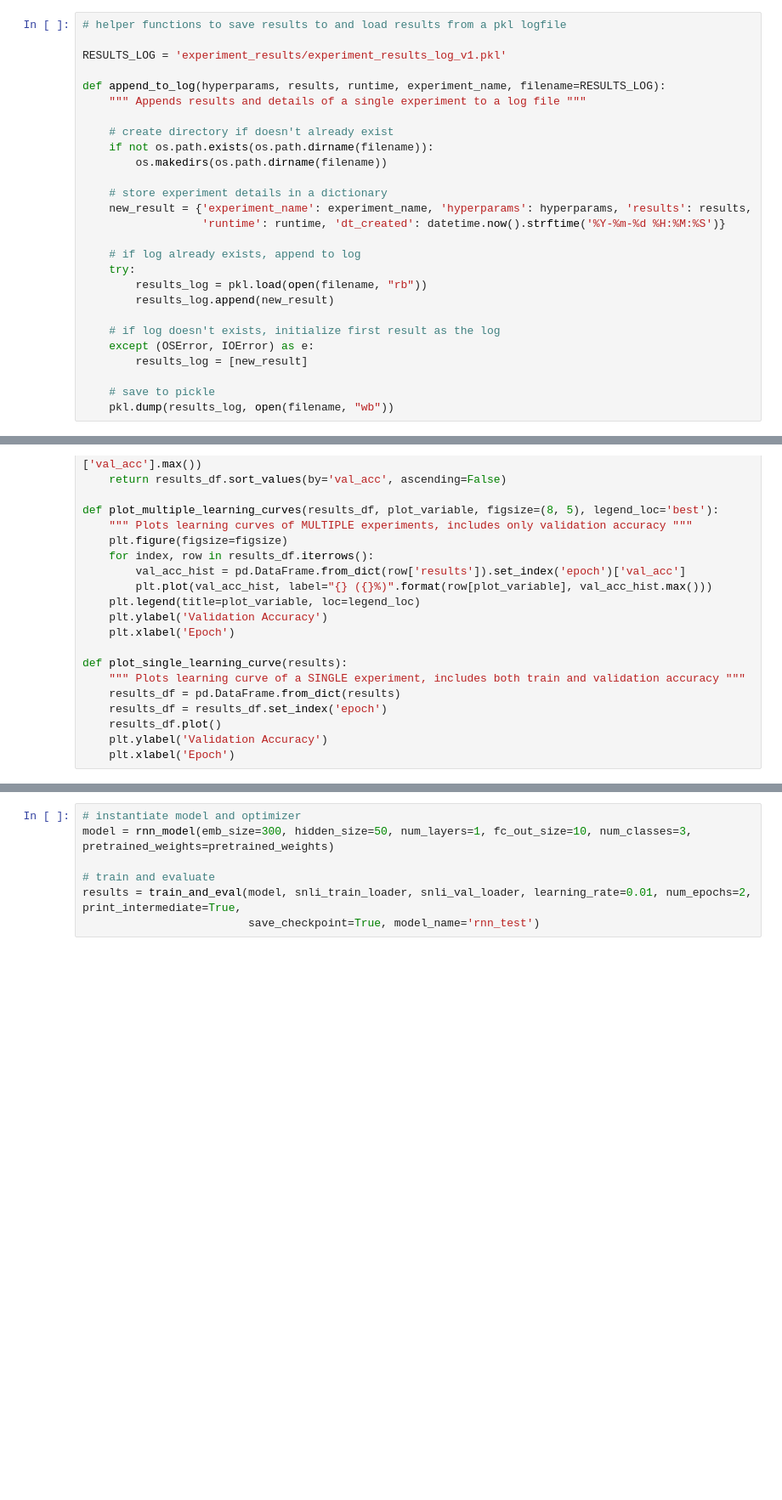
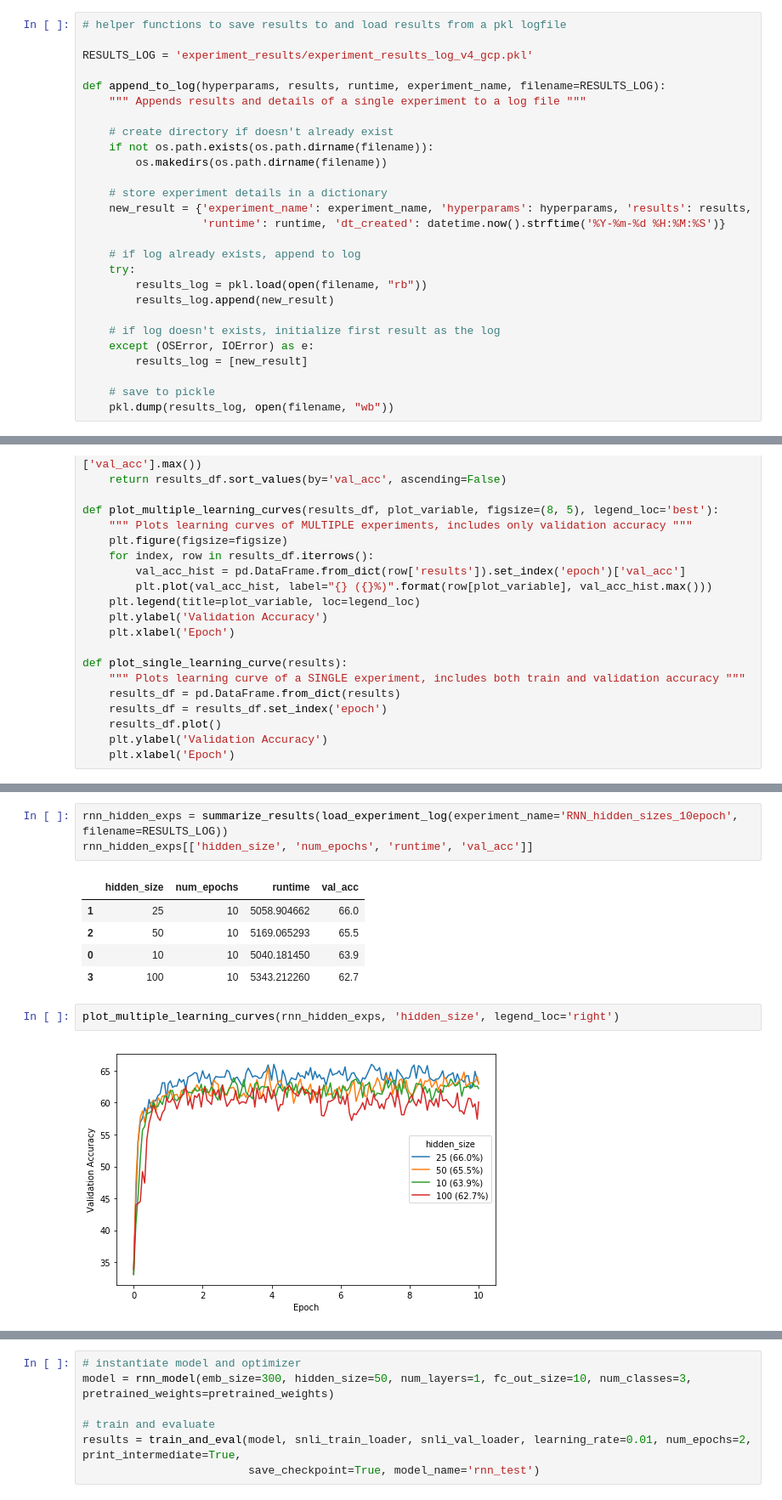
Before and after one commit to nyjgary/nlp-snli, a Jupyter notebook: nlp-snli.ipynb, the cells around one changed output, grey strips where cells are left out. Shown at 85% size. Saved outputs shown, nothing was run; the diff lists cells and outputs as text; blank space fills up the shorter version.

```diff
--- a/nlp-snli.ipynb
+++ b/nlp-snli.ipynb
@@ -455,7 +406,7 @@ def train_and_eval(model, train_loader, val_loader, num_epochs, learning_rate, p
 # %%
 # helper functions to save results to and load results from a pkl logfile
 
-RESULTS_LOG = 'experiment_results/experiment_results_log_v1.pkl'
+RESULTS_LOG = 'experiment_results/experiment_results_log_v4_gcp.pkl'
 
 def append_to_log(hyperparams, results, runtime, experiment_name, filename=RESULTS_LOG):
     """ Appends results and details of a single experiment to a log file """
@@ -567,0 +524,13 @@ KeyboardInterrupt:
+# %%
+rnn_hidden_exps = summarize_results(load_experiment_log(experiment_name='RNN_hidden_sizes_10epoch', filename=RESULTS_LOG))
+rnn_hidden_exps[['hidden_size', 'num_epochs', 'runtime', 'val_acc']]
+# %% [output]
+|  | hidden_size | num_epochs | runtime | val_acc |
+| 1 | 25 | 10 | 5058.904662 | 66.0 |
+| 2 | 50 | 10 | 5169.065293 | 65.5 |
+| 0 | 10 | 10 | 5040.181450 | 63.9 |
+| 3 | 100 | 10 | 5343.212260 | 62.7 |
+# %%
+plot_multiple_learning_curves(rnn_hidden_exps, 'hidden_size', legend_loc='right')
+# %% [output]
+[figure, added]
```
Also changed, not shown: parts of 14 cells of this notebook.
